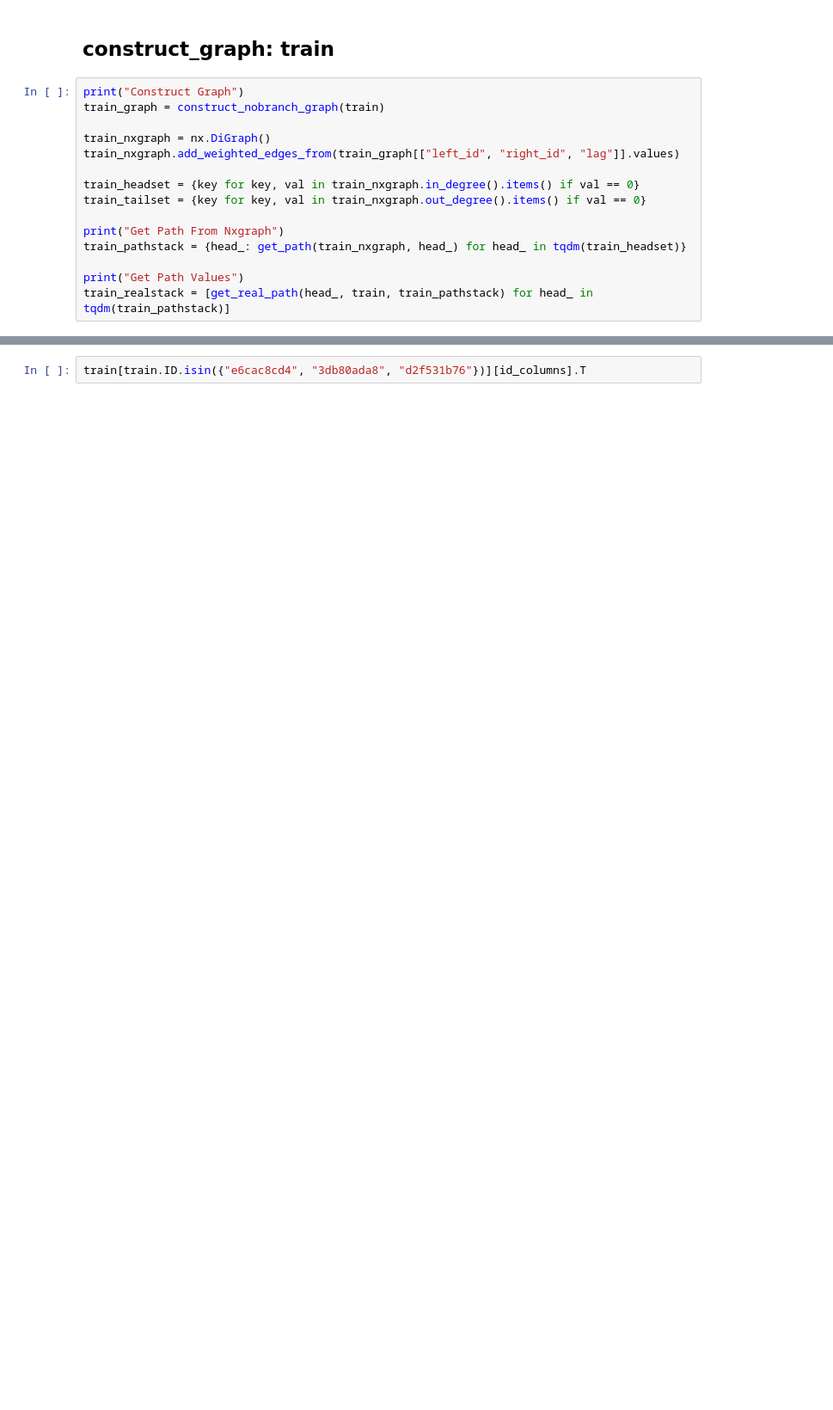
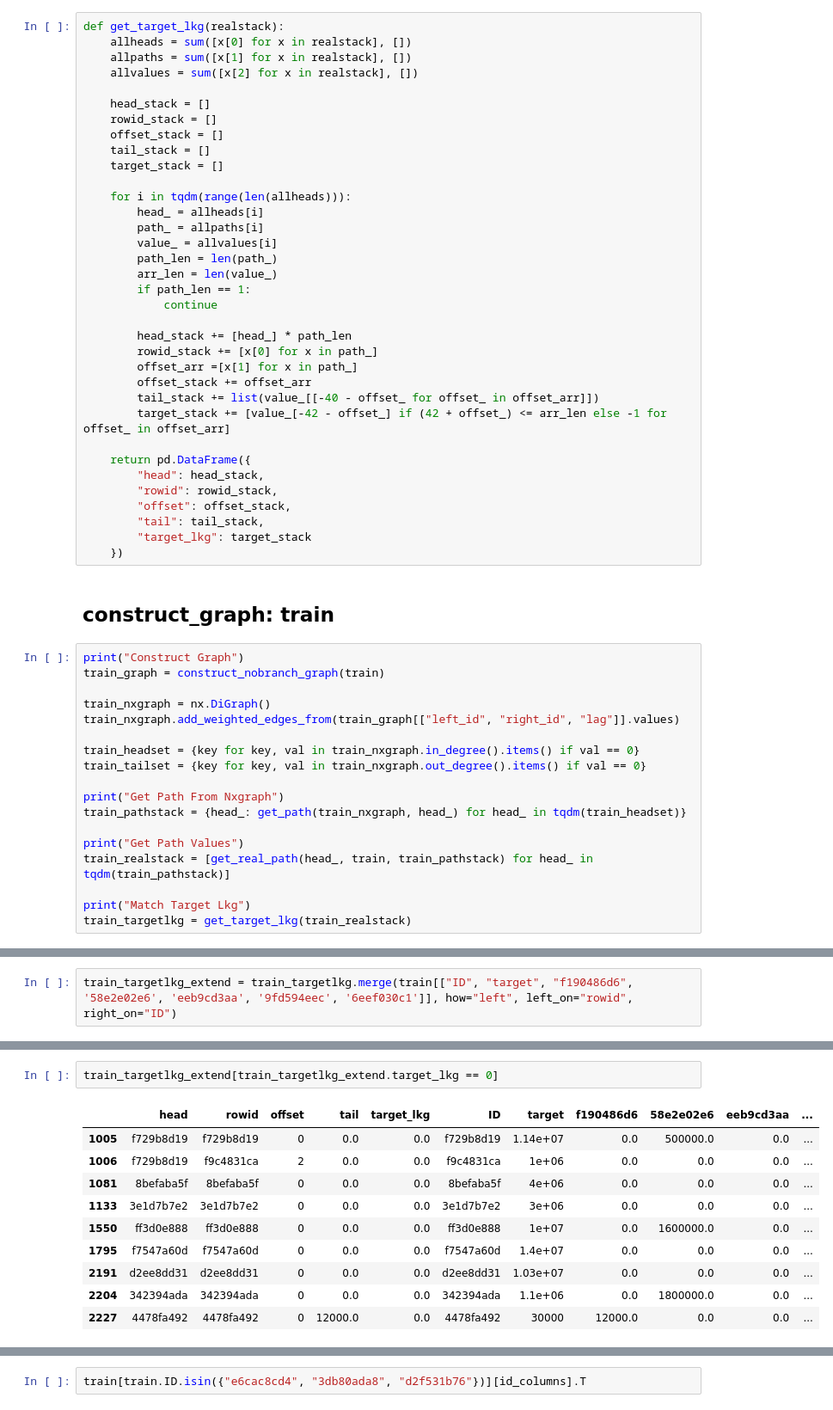
Before and after one commit to kqdmqx/kaggle-Santander-Value-Prediction-Challenge, a Jupyter notebook: 005-construct-graph.ipynb, the cells around one changed output, grey strips where cells are left out. Shown at 86% size. Cells and saved outputs as stored; diff of their text form; blank space fills up the shorter version.

```diff
--- a/005-construct-graph.ipynb
+++ b/005-construct-graph.ipynb
@@ -400,3 +402,38 @@ def get_real_path(head, data, path_stack):
+# %%
+def get_target_lkg(realstack):
+    allheads = sum([x[0] for x in realstack], [])
+    allpaths = sum([x[1] for x in realstack], [])
+    allvalues = sum([x[2] for x in realstack], [])
+
+    head_stack = []
+    rowid_stack = []
+    offset_stack = []
+    tail_stack = []
+    target_stack = []
+
+    for i in tqdm(range(len(allheads))):
+        head_ = allheads[i]
+        path_ = allpaths[i]
+        value_ = allvalues[i]
+        path_len = len(path_)
+        arr_len = len(value_)
+        if path_len == 1:
+            continue
+
+        head_stack += [head_] * path_len
+        rowid_stack += [x[0] for x in path_]
+        offset_arr =[x[1] for x in path_]
+        offset_stack += offset_arr
+        tail_stack += list(value_[[-40 - offset_ for offset_ in offset_arr]])
+        target_stack += [value_[-42 - offset_] if (42 + offset_) <= arr_len else -1 for offset_ in offset_arr]
+
+    return pd.DataFrame({
+        "head": head_stack,
+        "rowid": rowid_stack,
+        "offset": offset_stack,
+        "tail": tail_stack,
+        "target_lkg": target_stack
+    })
 # %% [markdown]
 ## construct_graph: train
 # %%
@@ -414,6 +451,9 @@ train_pathstack = {head_: get_path(train_nxgraph, head_) for head_ in tqdm(train
 
 print("Get Path Values")
 train_realstack = [get_real_path(head_, train, train_pathstack) for head_ in tqdm(train_pathstack)]
+
+print("Match Target Lkg")
+train_targetlkg = get_target_lkg(train_realstack)
 # %% [output]
 Construct Graph
 key-len: 10
@@ -445,0 +467,2 @@ train_realstack[:10]
+# %%
+train_targetlkg_extend = train_targetlkg.merge(train[["ID", "target", "f190486d6", '58e2e02e6', 'eeb9cd3aa', '9fd594eec', '6eef030c1']], how="left", left_on="rowid", right_on="ID")
@@ -445,0 +478,13 @@ train_realstack[:10]
+# %%
+train_targetlkg_extend[train_targetlkg_extend.target_lkg == 0]
+# %% [output]
+|  | head | rowid | offset | tail | target_lkg | ID | target | f190486d6 | 58e2e02e6 | eeb9cd3aa | ... |
+| 1005 | f729b8d19 | f729b8d19 | 0 | 0.0 | 0.0 | f729b8d19 | 1.14e+07 | 0.0 | 500000.0 | 0.0 | ... |
+| 1006 | f729b8d19 | f9c4831ca | 2 | 0.0 | 0.0 | f9c4831ca | 1e+06 | 0.0 | 0.0 | 0.0 | ... |
+| 1081 | 8befaba5f | 8befaba5f | 0 | 0.0 | 0.0 | 8befaba5f | 4e+06 | 0.0 | 0.0 | 0.0 | ... |
+| 1133 | 3e1d7b7e2 | 3e1d7b7e2 | 0 | 0.0 | 0.0 | 3e1d7b7e2 | 3e+06 | 0.0 | 0.0 | 0.0 | ... |
+| 1550 | ff3d0e888 | ff3d0e888 | 0 | 0.0 | 0.0 | ff3d0e888 | 1e+07 | 0.0 | 1600000.0 | 0.0 | ... |
+| 1795 | f7547a60d | f7547a60d | 0 | 0.0 | 0.0 | f7547a60d | 1.4e+07 | 0.0 | 0.0 | 0.0 | ... |
+| 2191 | d2ee8dd31 | d2ee8dd31 | 0 | 0.0 | 0.0 | d2ee8dd31 | 1.03e+07 | 0.0 | 0.0 | 0.0 | ... |
+| 2204 | 342394ada | 342394ada | 0 | 0.0 | 0.0 | 342394ada | 1.1e+06 | 0.0 | 1800000.0 | 0.0 | ... |
+| 2227 | 4478fa492 | 4478fa492 | 0 | 12000.0 | 0.0 | 4478fa492 | 30000 | 12000.0 | 0.0 | 0.0 | ... |
```
Also changed, not shown: parts of 16 cells of this notebook, 2 other files.
